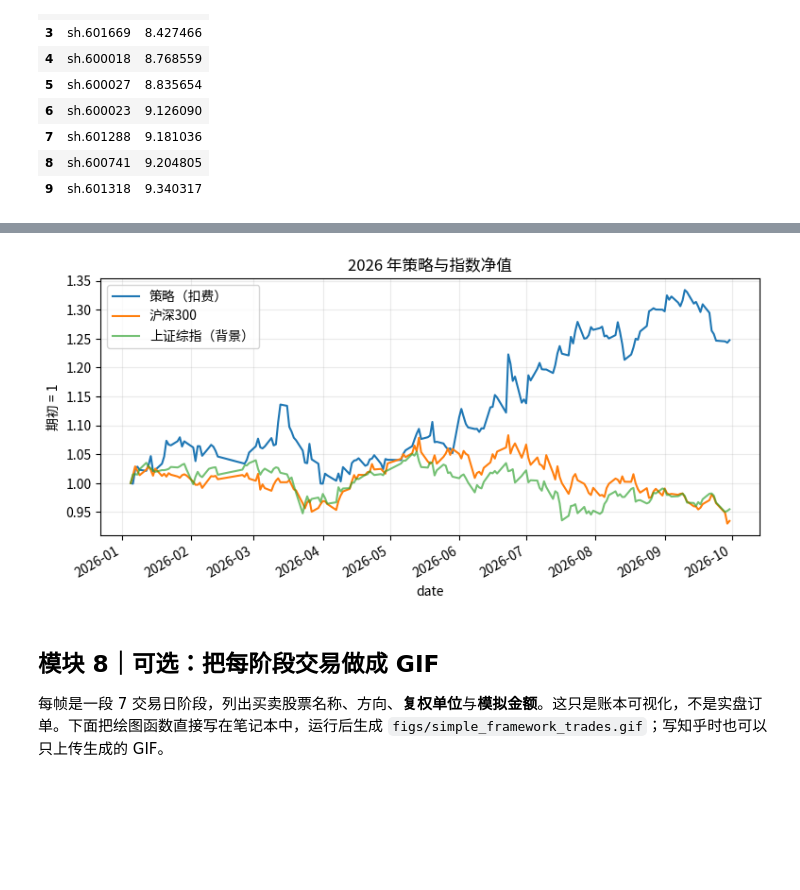
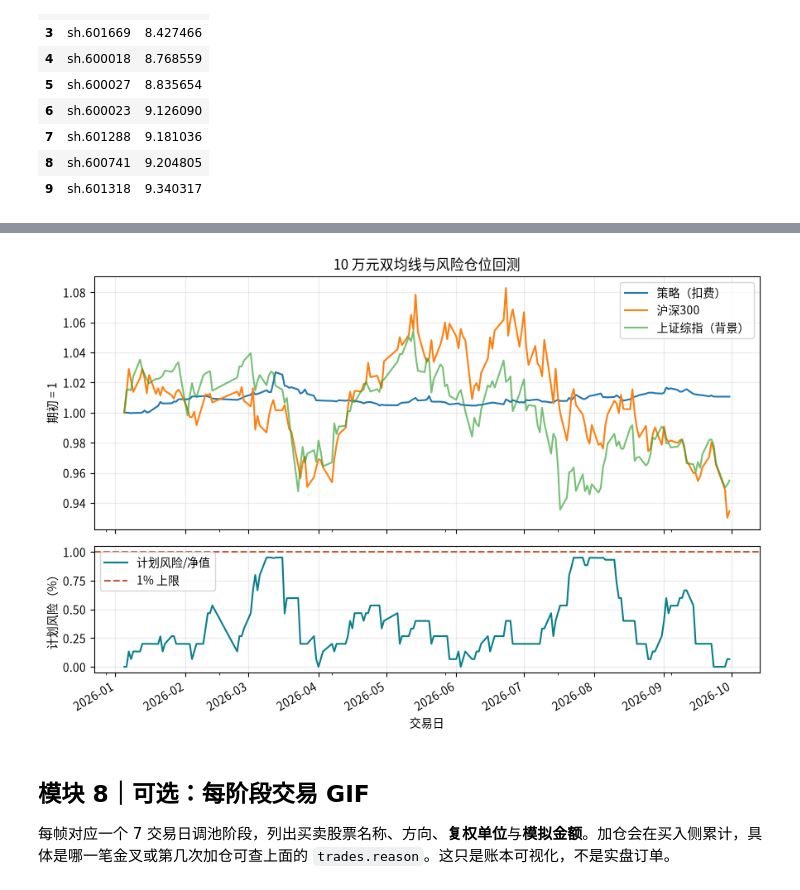
Before and after one commit to ZhengrongYue/MiniQuant, a Jupyter notebook: simple_framework.ipynb, the cells around one changed output, grey strips where cells are left out. Saved outputs shown, nothing was run; the diff lists cells and outputs as text; code cells hidden in the pictures; blank space fills up the shorter version.

Commit message:
Add risk-sized dual-MA strategy and A-share trading fees

```diff
--- a/simple_framework.ipynb
+++ b/simple_framework.ipynb
@@ -24,8 +24,16 @@ from IPython.display import display, Image as NotebookImage
 DATA = Path('data/private')
 DATA.mkdir(parents=True, exist_ok=True)
 START_DATE, FIRST_DAY, END_DATE = '2025-12-01', '2026-01-05', '2026-09-30'
-POOL_SIZE, PE_LOWER, PE_UPPER, MA_WINDOW = 10, 8.0, 30.0, 20
-COST_BPS = 10  # 单边 10 基点 = 0.1%
+POOL_SIZE, PE_LOWER, PE_UPPER = 10, 8.0, 30.0
+MA_FAST, MA_SLOW, ATR_WINDOW = 5, 20, 14
+INITIAL_CASH = 100_000.0
+COMMISSION_RATE, MIN_COMMISSION = 0.0003, 5.0   # 券商万三；每笔佣金最低 5 元
+STAMP_DUTY_RATE = 0.0005                       # 2026 年卖出印花税：万分之五
+TRANSFER_RATE = 0.00001                        # 过户费双边：十万分之一
+TOTAL_RISK, NAME_RISK, MAX_NAME_WEIGHT = 0.01, 0.002, 0.10
+RISK_BUFFER = 0.95  # 下单时只用 95% 的组合风险预算，给费用和净值波动留余量
+INITIAL_STOP, ARM_GAIN, TRAIL_BACK = 0.03, 0.08, 0.03
+ATR_MULT, TRANCHES, ADD_EVERY = 2.0, 3, 2
 BAR_FIELDS = 'date,code,open,high,low,close,volume,amount,tradestatus,peTTM,isST'
 REPORT_DATES = ('2025-09-30', '2025-12-31', '2026-03-31', '2026-06-30')
 EASTMONEY_API = 'https://datacenter-web.eastmoney.com/api/data/v1/get'
@@ -295,7 +311,7 @@ def select_pool(day_bars: pd.DataFrame, reports: pd.DataFrame, day: pd.Timestamp
         & (day_bars["tradestatus"] == 1)
         & (day_bars["volume"] > 0)
         & (day_bars["isST"] == 0)
-        & day_bars["ma"].notna()
+        & day_bars["slow_ma"].notna()
         & day_bars["code"].str[-6:].isin(report_codes)
     ].sort_values(["peTTM", "code"])
     chosen = eligible.head(size)
@@ -563,20 +736,27 @@ assert m['总收益率'] > 0 and m['总收益率'] > m['基准总收益率']
 # %%
 shanghai = shanghai_raw.copy()
 shanghai['date'] = pd.to_datetime(shanghai['date'])
 shanghai['close'] = pd.to_numeric(shanghai['close'])
 shanghai = shanghai.set_index('date')['close'].reindex(nav.index)
 shanghai = shanghai / shanghai.iloc[0]
-ax = nav[['nav', 'benchmark_nav']].rename(columns={
-    'nav': '策略（扣费）', 'benchmark_nav': '沪深300'}).plot(figsize=(9, 4))
-shanghai.plot(ax=ax, label='上证综指（背景）', alpha=.65)
-ax.set(ylabel='期初 = 1', title='2026 年策略与指数净值')
-ax.grid(alpha=.25); ax.legend(); plt.show()
+fig, axes = plt.subplots(2, 1, figsize=(9, 6), sharex=True,
+                         gridspec_kw={'height_ratios': [2, 1]})
+nav[['nav', 'benchmark_nav']].rename(columns={
+    'nav': '策略（扣费）', 'benchmark_nav': '沪深300'}).plot(ax=axes[0])
+shanghai.plot(ax=axes[0], label='上证综指（背景）', alpha=.65)
+axes[0].set(ylabel='期初 = 1', title='10 万元双均线与风险仓位回测')
+axes[0].grid(alpha=.25); axes[0].legend()
+(nav.planned_risk_pct * 100).plot(ax=axes[1], color='#087f8c', label='计划风险/净值')
+axes[1].axhline(TOTAL_RISK * 100, color='#c75b39', linestyle='--', label='1% 上限')
+axes[1].set(ylabel='计划风险（%）', xlabel='交易日')
+axes[1].grid(alpha=.25); axes[1].legend()
+fig.tight_layout(); plt.show()
 # %% [output]
-[figure, old version]
+[figure, new version]
 # %% [markdown]
-## 模块 8｜可选：把每阶段交易做成 GIF
+## 模块 8｜可选：每阶段交易 GIF
 
-每帧是一段 7 交易日阶段，列出买卖股票名称、方向、**复权单位**与**模拟金额**。这只是账本可视化，不是实盘订单。下面把绘图函数直接写在笔记本中，运行后生成 `figs/simple_framework_trades.gif`；写知乎时也可以只上传生成的 GIF。
+每帧对应一个 7 交易日调池阶段，列出买卖股票名称、方向、**复权单位**与**模拟金额**。加仓会在买入侧累计，具体是哪一笔金叉或第几次加仓可查上面的 `trades.reason`。这只是账本可视化，不是实盘订单。
 # %%
 from PIL import Image, ImageDraw, ImageFont
 
```
Also changed, not shown: parts of 12 cells of this notebook, 2 other files.
